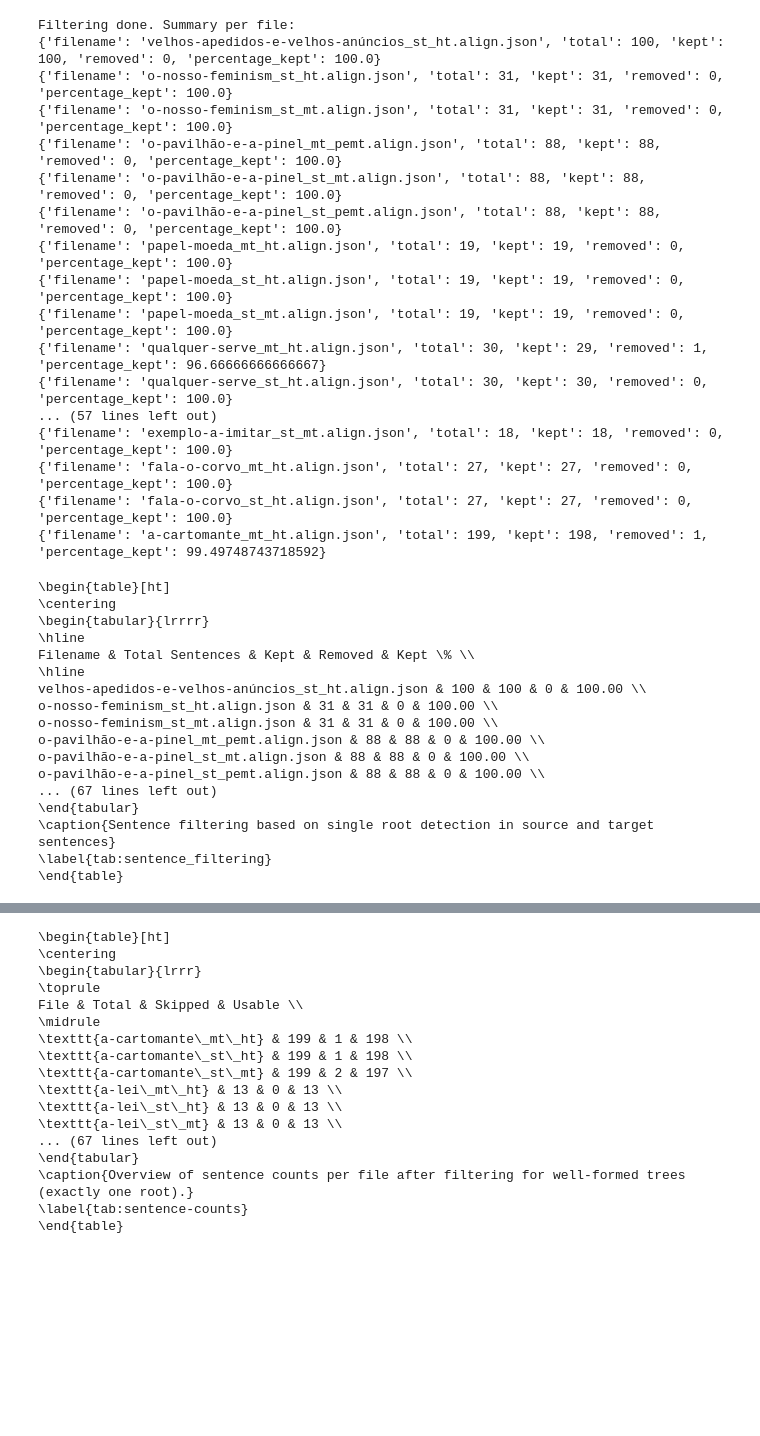
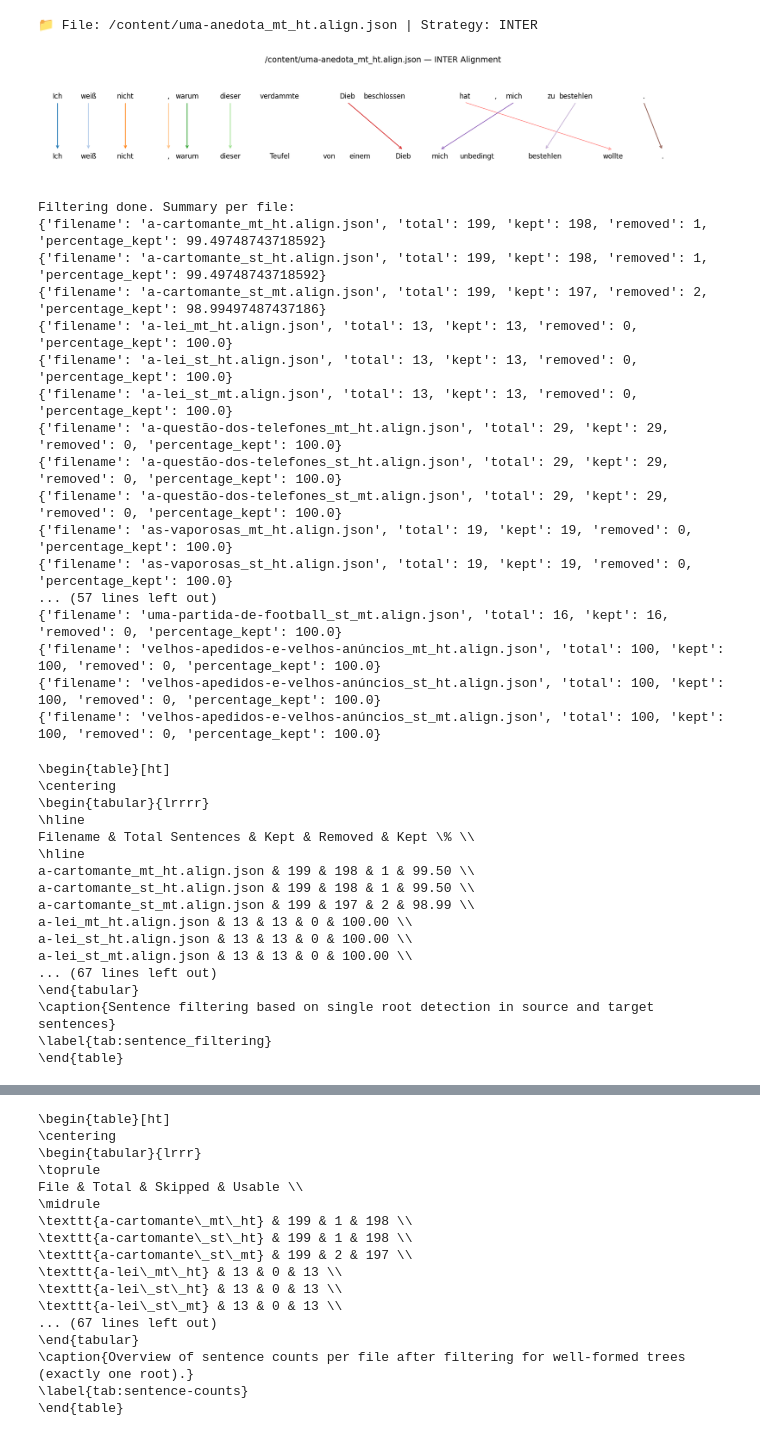
Before and after one commit to schultzer20/syntactic-diversity-thesis, a Jupyter notebook: Schultze_syntactic_processing.ipynb, the cells around one changed output, grey strips where cells are left out. Saved outputs shown, nothing was run; the diff lists cells and outputs as text; code cells hidden in the pictures; blank space fills up the shorter version.

```diff
--- a/Schultze_syntactic_processing.ipynb
+++ b/Schultze_syntactic_processing.ipynb
@@ -79,3 +112,30 @@ Saving a-cartomante_mt_ht.align.json to a-cartomante_mt_ht.align.json
+# %%
+# Choose a file explicitly (or pick one from uploaded.keys())
+filename = "/content/uma-anedota_mt_ht.align.json"  # change this as needed
+
+# Load data
+with open(filename, "r", encoding="utf-8") as f:
+    data = json.load(f)
+
+sample_pair = data[0]  # first sentence pair in file
+
+# Extract tokens
+src_tokens = sample_pair["src"]["tokens"]
+tgt_tokens = sample_pair["tgt"]["tokens"]
+
+# # Plot with filename context
+# for strat in ["mwmf", "inter", "itermax"]:
+#     print(f"\n📁 File: {filename} | Strategy: {strat.upper()}")
+#     plot_alignment(src_tokens, tgt_tokens, sample_pair["alignments"][strat],
+#                    title=f"{filename} — {strat.upper()} Alignment")
+# Plot with filename context
+strat = "inter"
+print(f"\n📁 File: {filename} | Strategy: {strat.upper()}")
+plot_alignment(src_tokens, tgt_tokens, sample_pair["alignments"][strat],
+                title=f"{filename} — {strat.upper()} Alignment")
+# %% [output]
+📁 File: /content/uma-anedota_mt_ht.align.json | Strategy: INTER
+[figure, added]
 # %%
 def has_single_root(heads_1_based):
     return heads_1_based.count(0) == 1
@@ -122,22 +182,22 @@ for stat in all_stats:
     print(stat)
 # %% [output]
 Filtering done. Summary per file:
+{'filename': 'a-cartomante_mt_ht.align.json', 'total': 199, 'kept': 198, 'removed': 1, 'percentage_kept': 99.49748743718592}
+{'filename': 'a-cartomante_st_ht.align.json', 'total': 199, 'kept': 198, 'removed': 1, 'percentage_kept': 99.49748743718592}
+{'filename': 'a-cartomante_st_mt.align.json', 'total': 199, 'kept': 197, 'removed': 2, 'percentage_kept': 98.99497487437186}
+{'filename': 'a-lei_mt_ht.align.json', 'total': 13, 'kept': 13, 'removed': 0, 'percentage_kept': 100.0}
+{'filename': 'a-lei_st_ht.align.json', 'total': 13, 'kept': 13, 'removed': 0, 'percentage_kept': 100.0}
+{'filename': 'a-lei_st_mt.align.json', 'total': 13, 'kept': 13, 'removed': 0, 'percentage_kept': 100.0}
+{'filename': 'a-questão-dos-telefones_mt_ht.align.json', 'total': 29, 'kept': 29, 'removed': 0, 'percentage_kept': 100.0}
+{'filename': 'a-questão-dos-telefones_st_ht.align.json', 'total': 29, 'kept': 29, 'removed': 0, 'percentage_kept': 100.0}
+{'filename': 'a-questão-dos-telefones_st_mt.align.json', 'total': 29, 'kept': 29, 'removed': 0, 'percentage_kept': 100.0}
+{'filename': 'as-vaporosas_mt_ht.align.json', 'total': 19, 'kept': 19, 'removed': 0, 'percentage_kept': 100.0}
+{'filename': 'as-vaporosas_st_ht.align.json', 'total': 19, 'kept': 19, 'removed': 0, 'percentage_kept': 100.0}
+... (57 lines left out)
+{'filename': 'uma-partida-de-football_st_mt.align.json', 'total': 16, 'kept': 16, 'removed': 0, 'percentage_kept': 100.0}
+{'filename': 'velhos-apedidos-e-velhos-anúncios_mt_ht.align.json', 'total': 100, 'kept': 100, 'removed': 0, 'percentage_kept': 100.0}
 {'filename': 'velhos-apedidos-e-velhos-anúncios_st_ht.align.json', 'total': 100, 'kept': 100, 'removed': 0, 'percentage_kept': 100.0}
-{'filename': 'o-nosso-feminism_st_ht.align.json', 'total': 31, 'kept': 31, 'removed': 0, 'percentage_kept': 100.0}
-{'filename': 'o-nosso-feminism_st_mt.align.json', 'total': 31, 'kept': 31, 'removed': 0, 'percentage_kept': 100.0}
-{'filename': 'o-pavilhão-e-a-pinel_mt_pemt.align.json', 'total': 88, 'kept': 88, 'removed': 0, 'percentage_kept': 100.0}
-{'filename': 'o-pavilhão-e-a-pinel_st_mt.align.json', 'total': 88, 'kept': 88, 'removed': 0, 'percentage_kept': 100.0}
-{'filename': 'o-pavilhão-e-a-pinel_st_pemt.align.json', 'total': 88, 'kept': 88, 'removed': 0, 'percentage_kept': 100.0}
-{'filename': 'papel-moeda_mt_ht.align.json', 'total': 19, 'kept': 19, 'removed': 0, 'percentage_kept': 100.0}
-{'filename': 'papel-moeda_st_ht.align.json', 'total': 19, 'kept': 19, 'removed': 0, 'percentage_kept': 100.0}
-{'filename': 'papel-moeda_st_mt.align.json', 'total': 19, 'kept': 19, 'removed': 0, 'percentage_kept': 100.0}
-{'filename': 'qualquer-serve_mt_ht.align.json', 'total': 30, 'kept': 29, 'removed': 1, 'percentage_kept': 96.66666666666667}
-{'filename': 'qualquer-serve_st_ht.align.json', 'total': 30, 'kept': 30, 'removed': 0, 'percentage_kept': 100.0}
-... (57 lines left out)
-{'filename': 'exemplo-a-imitar_st_mt.align.json', 'total': 18, 'kept': 18, 'removed': 0, 'percentage_kept': 100.0}
-{'filename': 'fala-o-corvo_mt_ht.align.json', 'total': 27, 'kept': 27, 'removed': 0, 'percentage_kept': 100.0}
-{'filename': 'fala-o-corvo_st_ht.align.json', 'total': 27, 'kept': 27, 'removed': 0, 'percentage_kept': 100.0}
-{'filename': 'a-cartomante_mt_ht.align.json', 'total': 199, 'kept': 198, 'removed': 1, 'percentage_kept': 99.49748743718592}
+{'filename': 'velhos-apedidos-e-velhos-anúncios_st_mt.align.json', 'total': 100, 'kept': 100, 'removed': 0, 'percentage_kept': 100.0}
 # %%
 print("\\begin{table}[ht]")
 print("\\centering")
@@ -161,12 +221,12 @@ print("\\end{table}")
 \hline
 Filename & Total Sentences & Kept & Removed & Kept \% \\
 \hline
-velhos-apedidos-e-velhos-anúncios_st_ht.align.json & 100 & 100 & 0 & 100.00 \\
-o-nosso-feminism_st_ht.align.json & 31 & 31 & 0 & 100.00 \\
-o-nosso-feminism_st_mt.align.json & 31 & 31 & 0 & 100.00 \\
-o-pavilhão-e-a-pinel_mt_pemt.align.json & 88 & 88 & 0 & 100.00 \\
-o-pavilhão-e-a-pinel_st_mt.align.json & 88 & 88 & 0 & 100.00 \\
-o-pavilhão-e-a-pinel_st_pemt.align.json & 88 & 88 & 0 & 100.00 \\
+a-cartomante_mt_ht.align.json & 199 & 198 & 1 & 99.50 \\
+a-cartomante_st_ht.align.json & 199 & 198 & 1 & 99.50 \\
+a-cartomante_st_mt.align.json & 199 & 197 & 2 & 98.99 \\
+a-lei_mt_ht.align.json & 13 & 13 & 0 & 100.00 \\
+a-lei_st_ht.align.json & 13 & 13 & 0 & 100.00 \\
+a-lei_st_mt.align.json & 13 & 13 & 0 & 100.00 \\
 ... (67 lines left out)
 \end{tabular}
 \caption{Sentence filtering based on single root detection in source and target sentences}
```
Also changed, not shown: parts of 42 cells of this notebook, 2 other files.
